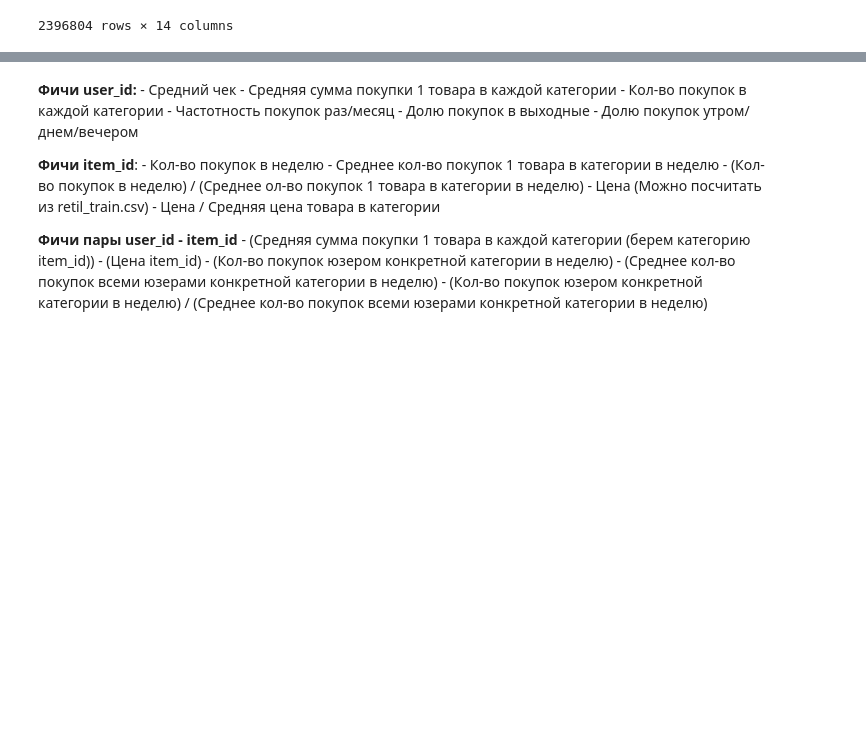
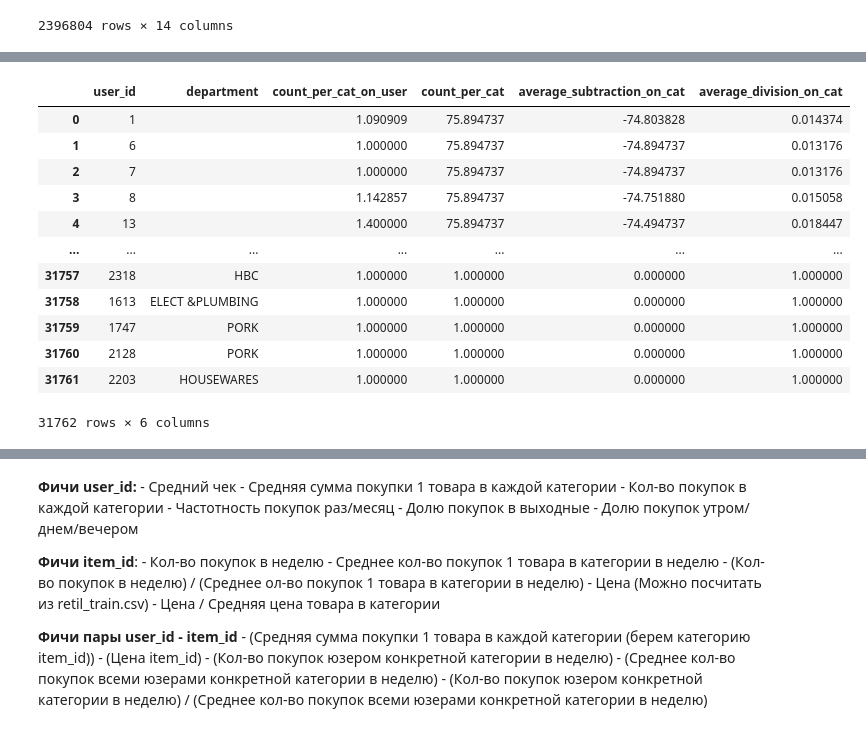
Before and after one commit to NickHlzv/Reccomend_system, a Jupyter notebook: webinar_6/webinar_6.ipynb, the cells around one changed output, grey strips where cells are left out. Saved outputs shown, nothing was run; the diff lists cells and outputs as text; code cells hidden in the pictures; blank space fills up the shorter version.

```diff
--- a/webinar_6/webinar_6.ipynb
+++ b/webinar_6/webinar_6.ipynb
@@ -730,0 +727,20 @@ buy_cat_reduce_average_2
+# %%
+buy_cat_reduce_average = buy_cat_reduce_average.merge(buy_cat_reduce_average_all_users, on='department')
+buy_cat_reduce_average['average_subtraction_on_cat'] = buy_cat_reduce_average['count_per_cat_on_user'] - buy_cat_reduce_average['count_per_cat']
+buy_cat_reduce_average['average_division_on_cat'] = buy_cat_reduce_average['count_per_cat_on_user']/buy_cat_reduce_average['count_per_cat']
+buy_cat_reduce_average
+#Делая последние 2 фичи из списка, мы получаем еще 4 фичи, которые и замерджим в df_ranker_train
+# %% [output]
+|  | user_id | department | count_per_cat_on_user | count_per_cat | average_subtraction_on_cat | average_division_on_cat |
+| 0 | 1 |  | 1.090909 | 75.894737 | -74.803828 | 0.014374 |
+| 1 | 6 |  | 1.000000 | 75.894737 | -74.894737 | 0.013176 |
+| 2 | 7 |  | 1.000000 | 75.894737 | -74.894737 | 0.013176 |
+| 3 | 8 |  | 1.142857 | 75.894737 | -74.751880 | 0.015058 |
+| 4 | 13 |  | 1.400000 | 75.894737 | -74.494737 | 0.018447 |
+| ... | ... | ... | ... | ... | ... | ... |
+| 31757 | 2318 | HBC | 1.000000 | 1.000000 | 0.000000 | 1.000000 |
+| 31758 | 1613 | ELECT &PLUMBING | 1.000000 | 1.000000 | 0.000000 | 1.000000 |
+| 31759 | 1747 | PORK | 1.000000 | 1.000000 | 0.000000 | 1.000000 |
+| 31760 | 2128 | PORK | 1.000000 | 1.000000 | 0.000000 | 1.000000 |
+| 31761 | 2203 | HOUSEWARES | 1.000000 | 1.000000 | 0.000000 | 1.000000 |
+31762 rows × 6 columns
```
Also changed, not shown: parts of 27 cells of this notebook.
